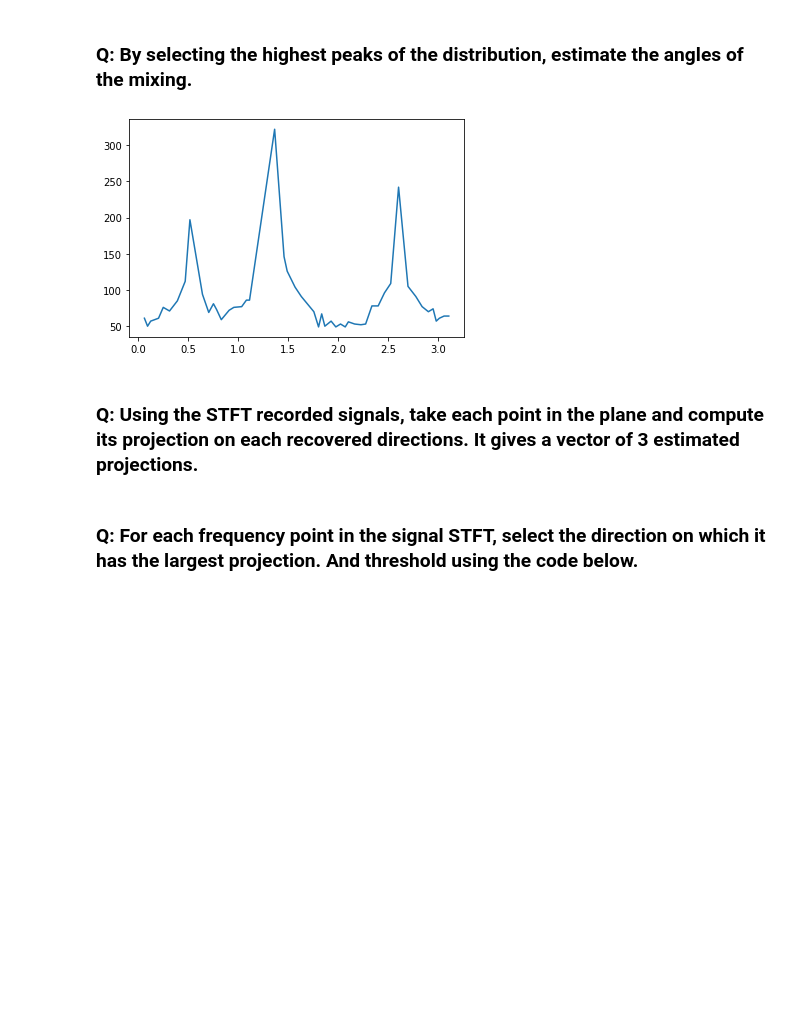
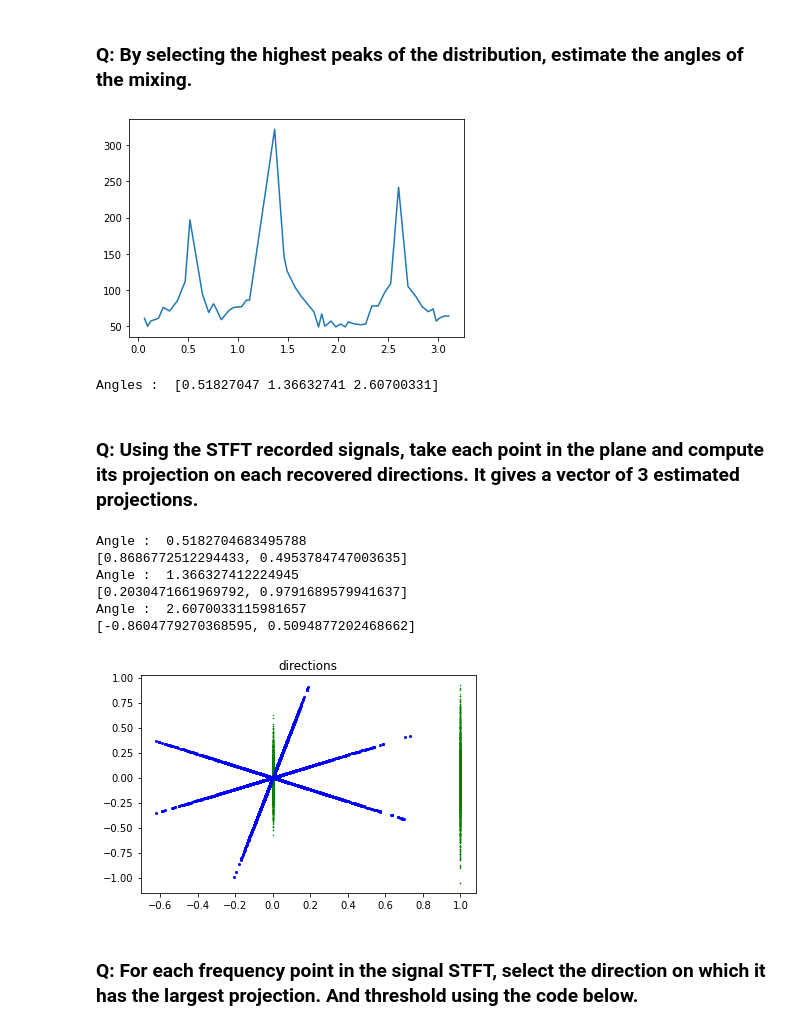
Before and after one commit to IMAC-projects/M2-SIS-signal, a Jupyter notebook: TD/TD4/TD3 Spectral Analysis and Filtering-Exercise.ipynb, the cells around one changed output. Drawn from its saved outputs; the diff is of its cells as text; code cells hidden in the pictures; blank space fills up the shorter version.

Commit message:
[TD4] - Projection

```diff
--- a/TD/TD4/TD3 Spectral Analysis and Filtering-Exercise.ipynb
+++ b/TD/TD4/TD3 Spectral Analysis and Filtering-Exercise.ipynb
@@ -180,7 +180,15 @@ peakCounts, peakBins = np.histogram(angles, bins=200)
 peaks, prop = sig.find_peaks(peakCounts)
 plt.plot(peakBins[peaks], peakCounts[peaks])
 plt.show()
+
+smallSignal = peakCounts[peaks]
+smallSignal, prop = sig.find_peaks(peakCounts[peaks], threshold=50)
+plt.show()
+
+mixingAngles = peakBins[peaks[smallSignal]]
+print("Angles : ", mixingAngles)
 # %% [output]
 [figure]
+Angles :  [0.51827047 1.36632741 2.60700331]
 # %% [markdown]
 ### Q: Using the STFT recorded signals, take each point in the plane and compute its projection on each recovered directions. It gives a vector of 3 estimated projections.
@@ -192,3 +195,49 @@ plt.show()
+# %%
+#https://stackoverflow.com/questions/9605556/how-to-project-a-point-onto-a-plane-in-3d
+#https://gamedev.stackexchange.com/questions/72528/how-can-i-project-a-3d-point-onto-a-3d-line
+
+
+directions = mixingAngles
+lines = []
+dots = []
+
+for angle in directions:
+    print("Angle : ", angle)
+    x = math.cos(angle)
+    y = math.sin(angle)
+    print([x,y])
+    direction = [x, y]
+    dotAngles = np.dot(direction, direction)
+    lines.append(direction)
+    dots.append(dotAngles)
+
+
+projections = [[] for i in range(3)]
+for pt in signal[:nbre_selec]:
+    plt.plot(pt, "og", markersize=0.5)
+    for i in range(len(lines)):
+        direction = lines[i]
+        A = [0,0]
+        B = direction
+        P = pt
+        dot_AP_AB = np.dot(pt, direction)
+        dot_AB_AB = dots[i]
+        multiplier = dot_AP_AB / dot_AB_AB
+        projection = [ x * multiplier for x in direction ]
+        projection.append(multiplier)
+        projections[i].append(projection)
+        plt.plot(projection[0], projection[1], "ob", markersize=2)
+
+plt.title("directions")
+plt.show()
+# %% [output]
+Angle :  0.5182704683495788
+[0.8686772512294433, 0.4953784747003635]
+Angle :  1.366327412224945
+[0.2030471661969792, 0.9791689579941637]
+Angle :  2.6070033115981657
+[-0.8604779270368595, 0.5094877202468662]
+[figure, added]
 # %% [markdown]
 ### Q: For each frequency point in the signal STFT, select the direction on which it has the largest projection. And threshold using the code below.
 # %%
```
Also changed, not shown: parts of 10 cells of this notebook.
